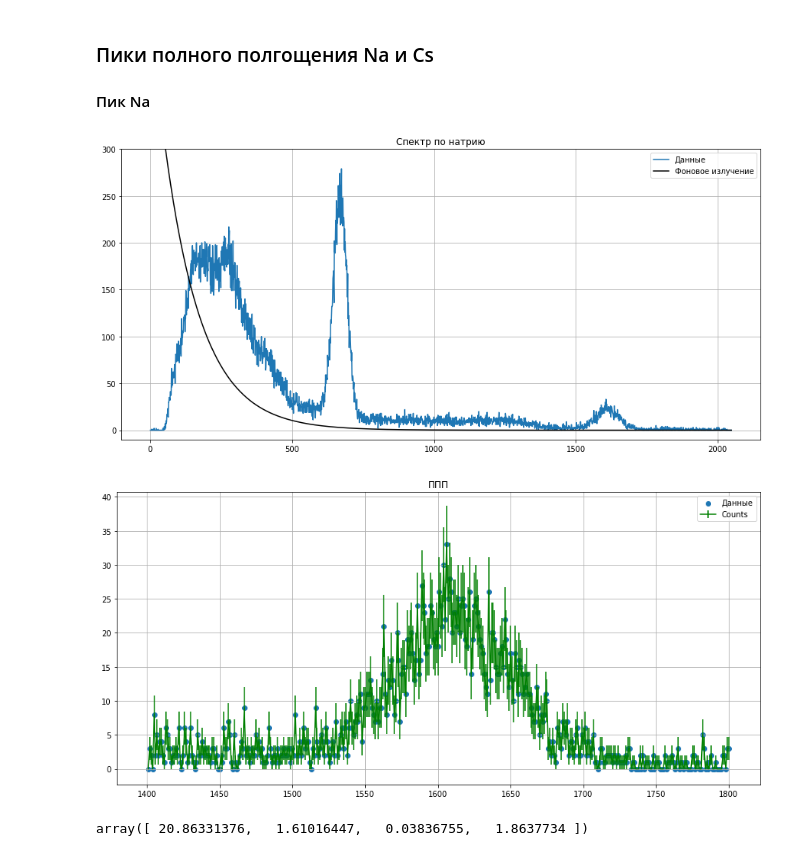
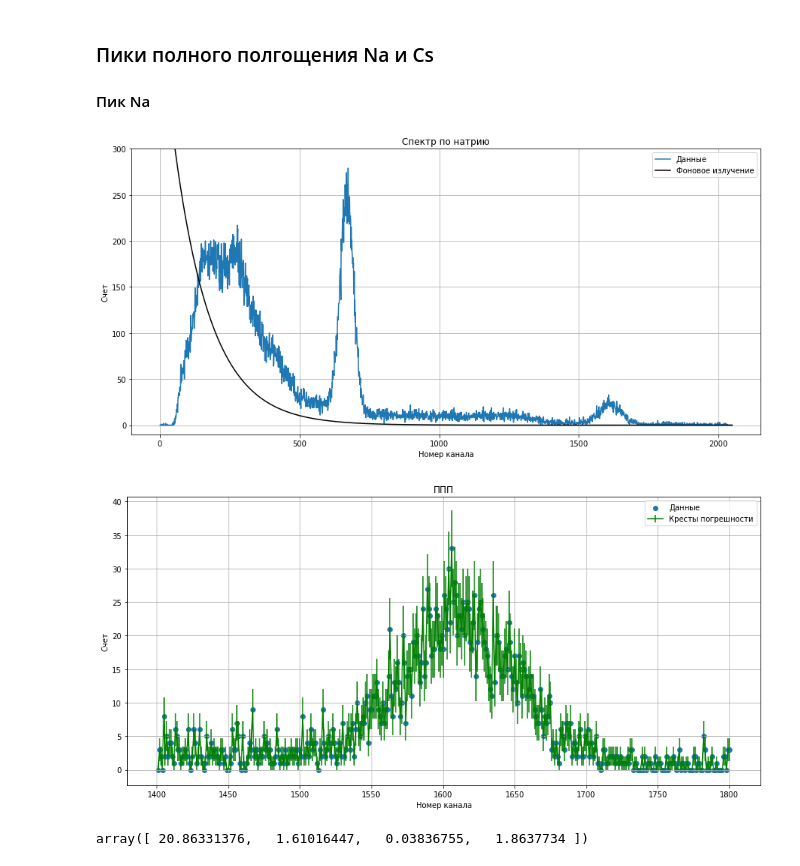
Before and after one commit to QDGeorge/Physics_Labs, a Jupyter notebook: 5sem/Lab_5_5_5/YetAnotherTry.ipynb, the cells around one changed output. Drawn from its saved outputs; the diff is of its cells as text; code cells hidden in the pictures.

```diff
--- a/5sem/Lab_5_5_5/YetAnotherTry.ipynb
+++ b/5sem/Lab_5_5_5/YetAnotherTry.ipynb
@@ -25,11 +25,13 @@ def draw(df, title, err = False):
     y = df["Counts"]
     plt.figure(figsize=(15,7))
     if(err):
-        plt.errorbar(x, y, yerr=df['Error'], color = "green")
+        plt.errorbar(x, y, yerr=df['Error'], color = "green", label = "Кресты погрешности".decode('utf-8'))
         plt.scatter(x, y, label='Данные'.decode('utf-8'))
     else:
         plt.plot(x, y, label='Данные'.decode('utf-8'))
     plt.title(title)
+    plt.xlabel('Номер канала'.decode('utf-8'))
+    plt.ylabel('Счет'.decode('utf-8'))
     plt.legend()
     plt.grid() # Активирует сетку
 # %%
@@ -166,18 +181,22 @@ draw(data_na, 'Спектр по натрию'.decode('utf-8'))
 plt.plot(data_b['Channel'], exp(data_b['Channel'], *popt_b), color = 'black', label = 'Фоновое излучение'.decode('utf-8'))
 plt.legend()
 plt.ylim(-10,300)
+plt.xlabel('Номер канала'.decode('utf-8'))
+plt.ylabel('Счет'.decode('utf-8'))
 plt.show()
 # %% [output]
-[figure, old version]
+[figure, new version]
 # %%
 delta_1 = 1400
 delta_2 = 1800
 
 data_na_pp = data_na.iloc[delta_1:delta_2]
 draw(data_na_pp, 'ППП'.decode('utf-8'), True)
+plt.xlabel('Номер канала'.decode('utf-8'))
+plt.ylabel('Счет'.decode('utf-8'))
 plt.show()
 # %% [output]
-[figure, old version]
+[figure, new version]
 # %%
 popt_na_pp, pcov_na_pp = curve_fit(f = gauss_function_c,
                                  xdata= data_na_pp['Channel'],
```
Also changed, not shown: parts of 47 cells of this notebook, 10 other files.
